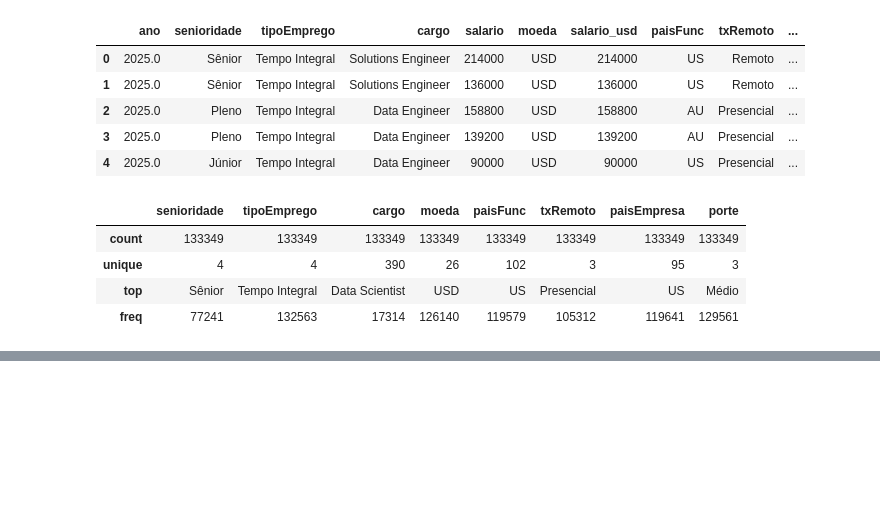
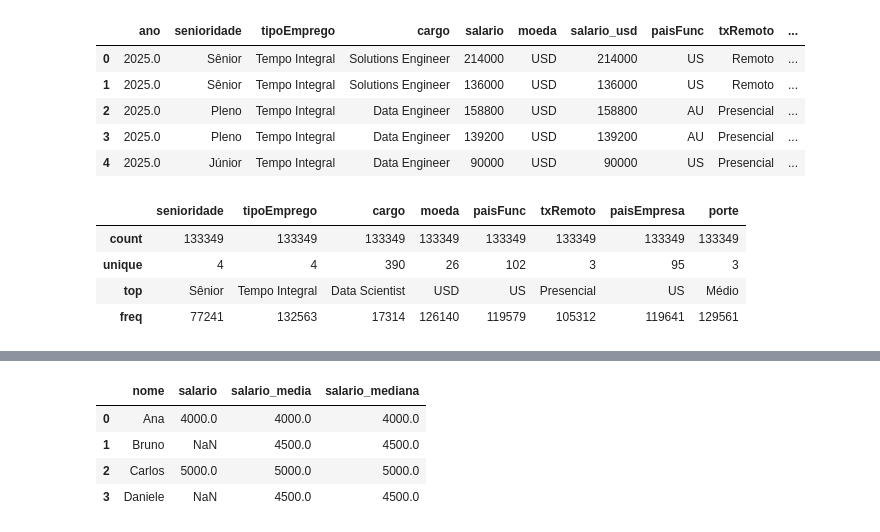
Before and after one commit to IagoMat/analise-salarios-dados, a Jupyter notebook: notebook/analise_salarios_dados.ipynb, the cells around one changed output, grey strips where cells are left out. Saved outputs shown, nothing was run; the diff lists cells and outputs as text; code cells hidden in the pictures; blank space fills up the shorter version.

```diff
--- a/notebook/analise_salarios_dados.ipynb
+++ b/notebook/analise_salarios_dados.ipynb
@@ -197,0 +269,8 @@ df.describe(include="object")
+# %%
+df_salarios
+# %% [output]
+|  | nome | salario | salario_media | salario_mediana |
+| 0 | Ana | 4000.0 | 4000.0 | 4000.0 |
+| 1 | Bruno | NaN | 4500.0 | 4500.0 |
+| 2 | Carlos | 5000.0 | 5000.0 | 5000.0 |
+| 3 | Daniele | NaN | 4500.0 | 4500.0 |
```
Also changed, not shown: parts of 22 cells of this notebook.
